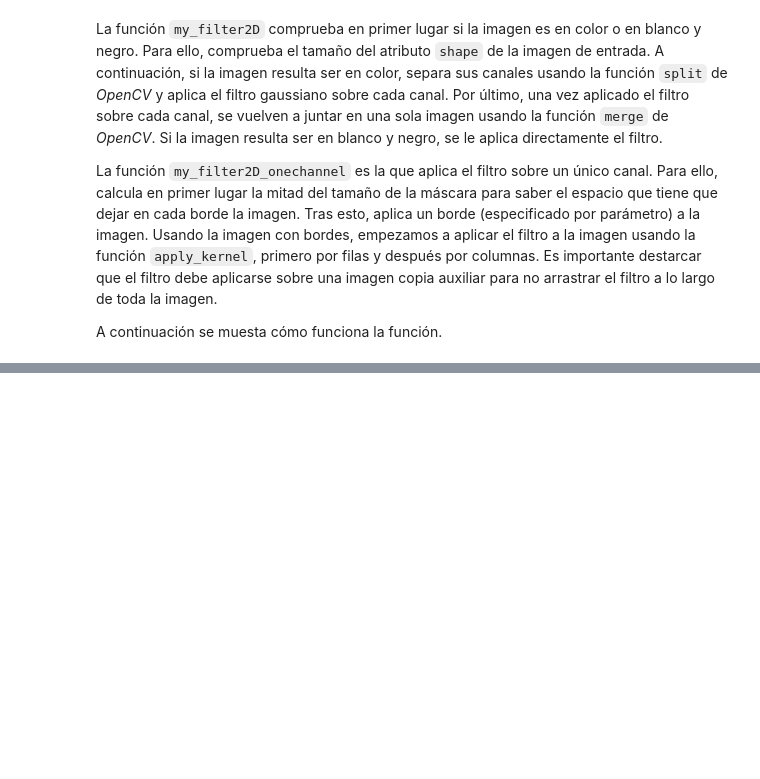
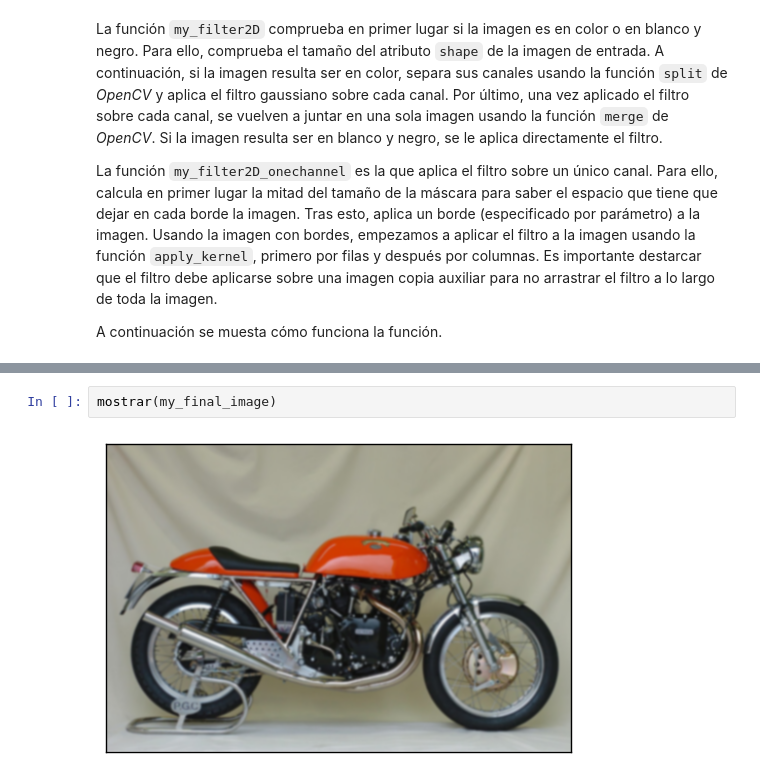
Before and after one commit to mgmacias95/Vision-por-Computador, a Jupyter notebook: P1/Visión por Computador - Práctica 1.ipynb, the cells around one changed output, grey strips where cells are left out. Drawn from its saved outputs; the diff is of its cells as text; blank space fills up the shorter version.

```diff
--- a/P1/Visión por Computador - Práctica 1.ipynb
+++ b/P1/Visión por Computador - Práctica 1.ipynb
@@ -301,0 +289,4 @@ mostrar(make_collage([img,final_image,my_final_image], ["Original","OpenCV","Pro
+# %%
+mostrar(my_final_image)
+# %% [output]
+[figure, added]
```
Also changed, not shown: parts of 7 cells of this notebook.
